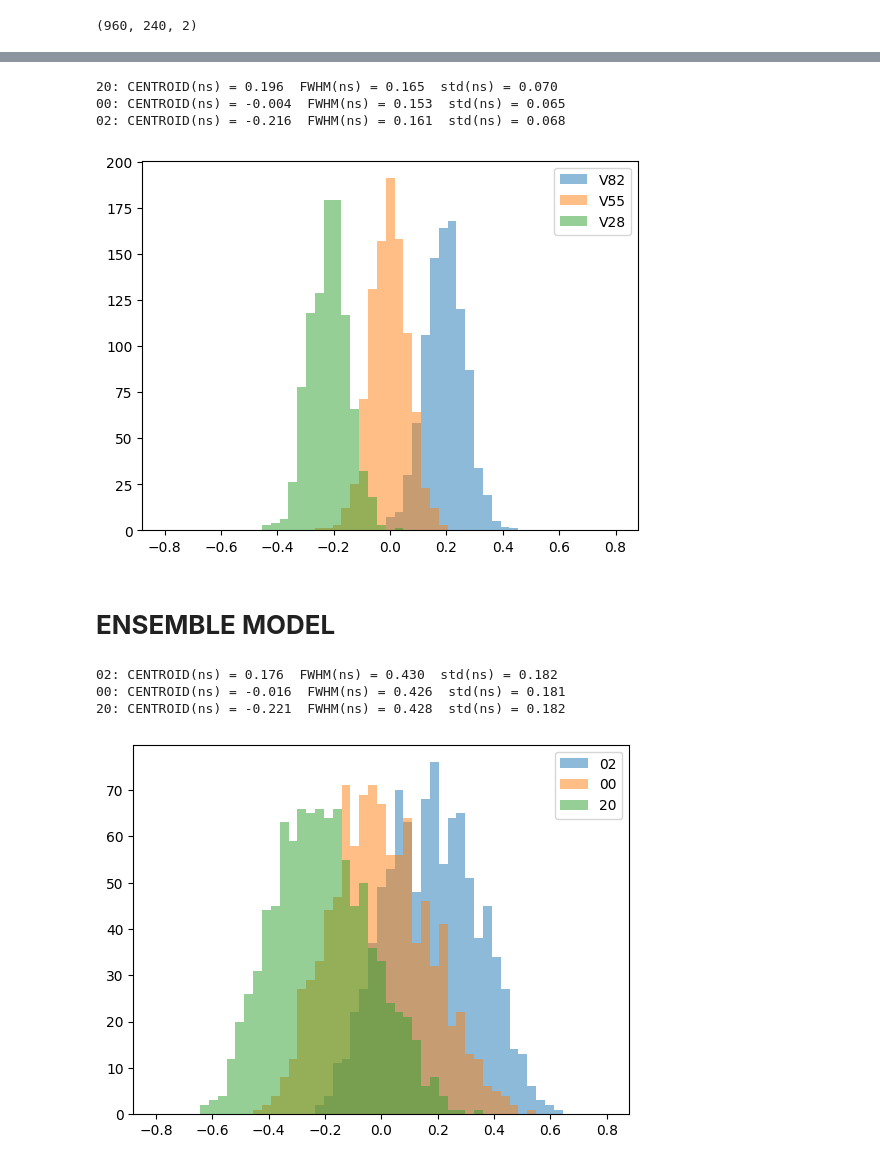
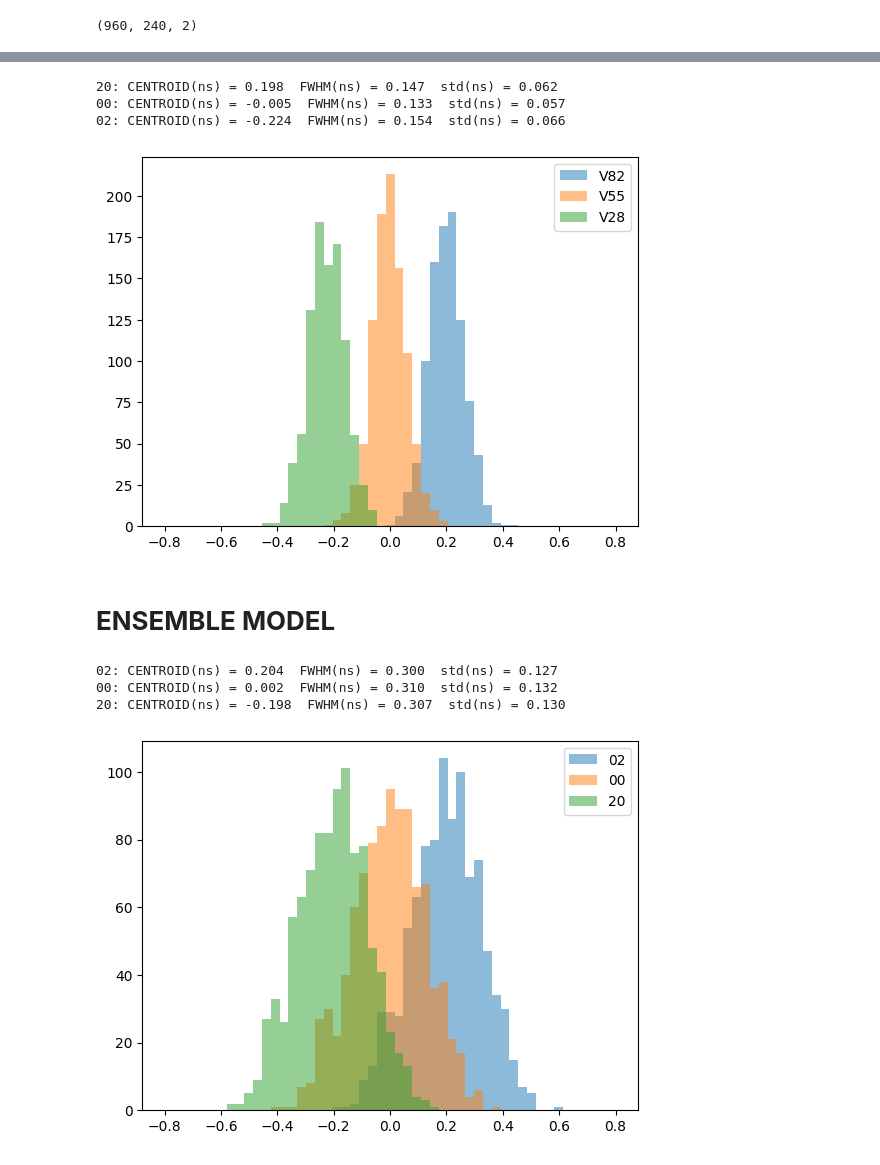
Before and after one commit to wjosefw/Signal-processing-with-Neural-networks, a Jupyter notebook: DEEP_TIMING_DATOS_PRACTICA_MASTER_Co60.ipynb, the cells around one changed output, grey strips where cells are left out. Cells and saved outputs as stored; diff of their text form; code cells hidden in the pictures.

```diff
--- a/DEEP_TIMING_DATOS_PRACTICA_MASTER_Co60.ipynb
+++ b/DEEP_TIMING_DATOS_PRACTICA_MASTER_Co60.ipynb
@@ -273,4 +262,7 @@ trainX_dec1, REF_train_dec1 = delay_pulse_pair(Input_dec1, new_time_step, t_shif
 # %%
+#-------------------------------- Create train set --------------------------------------------
+trainX_dec1, REF_train_dec1 = create_and_delay_pulse_pair(moved_pulses_dec1, new_time_step, delay_steps = 20, NOISE = True)
+
 #-------------------------------------------------------------- Calculate moments ---------------------------------------------------
 M_Train_dec1 = momentos(trainX_dec1)
 
@@ -392,14 +338,14 @@ TOFN_20_list = []
 
 for i in range(num_semillas):
 
-  model_dec0 = model_definition(NM)
-  model_dec1 = model_definition(NM)
+  model_dec0 = model_definition(NM = 12, NN = 64, STD_INIT = 1)
+  model_dec1 = model_definition(NM = 12, NN = 64, STD_INIT = 1)
 
-  opt_dec0 = tf.keras.optimizers.AdamW(learning_rate=5e-3)
-  opt_dec1 = tf.keras.optimizers.AdamW(learning_rate=5e-3)
+  opt_dec0 = tf.keras.optimizers.AdamW(learning_rate = 5e-3)
+  opt_dec1 = tf.keras.optimizers.AdamW(learning_rate = 5e-3)
 
-  model_dec0.compile(optimizer=opt_dec0,loss='MSE')
-  model_dec1.compile(optimizer=opt_dec1,loss='MSE')
+  model_dec0.compile(optimizer = opt_dec0,loss = 'MSE')
+  model_dec1.compile(optimizer = opt_dec1,loss = 'MSE')
 
   squared_sum = []
   MEC = []
@@ -540,5 +504,5 @@ plt.legend()
 # %%
-epoch = 69
+epoch = 22
 #------------------------------------------- Histogram and gaussian fit -----------------------------------------------
 nbins=51
 histogN_20, binsN, patchesN  = plt.hist(TOFN_20_array[index,epoch,:] - np.mean(TOFN_00_array[index,epoch,:]),bins=nbins,range=[-0.8,0.8],alpha = 0.5,label='V82');
@@ -565,9 +529,9 @@ print("20: CENTROID(ns) = %.3f  FWHM(ns) = %.3f  std(ns) = %.3f" % (x0N_20, FWHM
 print("00: CENTROID(ns) = %.3f  FWHM(ns) = %.3f  std(ns) = %.3f" % (x0N, FWHMN, sigmaN))
 print("02: CENTROID(ns) = %.3f  FWHM(ns) = %.3f  std(ns) = %.3f" % (x0N_02, FWHMN_02, sigmaN_02))
 # %% [output]
-20: CENTROID(ns) = 0.196  FWHM(ns) = 0.165  std(ns) = 0.070
-00: CENTROID(ns) = -0.004  FWHM(ns) = 0.153  std(ns) = 0.065
-02: CENTROID(ns) = -0.216  FWHM(ns) = 0.161  std(ns) = 0.068
+20: CENTROID(ns) = 0.198  FWHM(ns) = 0.147  std(ns) = 0.062
+00: CENTROID(ns) = -0.005  FWHM(ns) = 0.133  std(ns) = 0.057
+02: CENTROID(ns) = -0.224  FWHM(ns) = 0.154  std(ns) = 0.066
-[figure, old version]
+[figure, new version]
 # %% [markdown]
 # **ENSEMBLE MODEL**
@@ -579,31 +538,36 @@ mean_20 = np.squeeze(np.mean(TOFN_20_array, axis=0))[epoch,:]
+# %%
+#---------------------------- Get the weighted mean by the accuracy of their bias result ------------------------------------------
+weighted_mean_20 = np.average(np.squeeze(TOFN_20_array[:,epoch,:]), weights=(1/bias[:,epoch]), axis=0)
+weighted_mean_00 = np.average(np.squeeze(TOFN_00_array[:,epoch,:]), weights=(1/bias[:,epoch]), axis=0)
+weighted_mean_02 = np.average(np.squeeze(TOFN_02_array[:,epoch,:]), weights=(1/bias[:,epoch]), axis=0)
 # %%
 #------------------------------------------- Histogram and gaussian fit -----------------------------------------------
 nbins=51
-histogN_02, binsN, patchesN  = plt.hist(mean_20 - np.mean(mean_00),bins=nbins,range=[-0.8,0.8],alpha = 0.5,label='02');
+histogN_02, binsN, patchesN  = plt.hist(weighted_mean_20 - np.mean(weighted_mean_00),bins=nbins,range=[-0.8,0.8],alpha = 0.5,label='02');
 cbinsN = 0.5*(binsN[1:]+binsN[0:-1])
 HN, AN, x0N_02, sigmaN_02 = gauss_fit(cbinsN, histogN_02)
 
-histogN, binsN, patchesN  = plt.hist(mean_00 - np.mean(mean_00),bins=nbins,range=[-0.8,0.8],alpha = 0.5,label='00');
+histogN, binsN, patchesN  = plt.hist(weighted_mean_00 - np.mean(weighted_mean_00),bins=nbins,range=[-0.8,0.8],alpha = 0.5,label='00');
 cbinsN = 0.5*(binsN[1:]+binsN[0:-1])
 HN, AN, x0N, sigmaN = gauss_fit(cbinsN, histogN)
 
-histogN_20, binsN, patchesN  = plt.hist(mean_02 - np.mean(mean_00),bins=nbins,range=[-0.8,0.8],alpha = 0.5,label='20');
+histogN_20, binsN, patchesN  = plt.hist(weighted_mean_02 - np.mean(weighted_mean_00),bins=nbins,range=[-0.8,0.8],alpha = 0.5,label='20');
 cbinsN = 0.5*(binsN[1:]+binsN[0:-1])
 HN, AN, x0N_20, sigmaN_20 = gauss_fit(cbinsN, histogN_20)
 plt.legend()
 
 
 FWHMN_02 = 2.35482 * sigmaN_02
 FWHMN = 2.35482 * sigmaN
 FWHMN_20 = 2.35482 * sigmaN_20
 
 
 print('')
 print("02: CENTROID(ns) = %.3f  FWHM(ns) = %.3f  std(ns) = %.3f" % (x0N_02, FWHMN_02, sigmaN_02))
 print("00: CENTROID(ns) = %.3f  FWHM(ns) = %.3f  std(ns) = %.3f" % (x0N, FWHMN, sigmaN))
 print("20: CENTROID(ns) = %.3f  FWHM(ns) = %.3f  std(ns) = %.3f" % (x0N_20, FWHMN_20, sigmaN_20))
 # %% [output]
-02: CENTROID(ns) = 0.176  FWHM(ns) = 0.430  std(ns) = 0.182
-00: CENTROID(ns) = -0.016  FWHM(ns) = 0.426  std(ns) = 0.181
-20: CENTROID(ns) = -0.221  FWHM(ns) = 0.428  std(ns) = 0.182
+02: CENTROID(ns) = 0.204  FWHM(ns) = 0.300  std(ns) = 0.127
+00: CENTROID(ns) = 0.002  FWHM(ns) = 0.310  std(ns) = 0.132
+20: CENTROID(ns) = -0.198  FWHM(ns) = 0.307  std(ns) = 0.130
-[figure, old version]
+[figure, new version]
```
Also changed, not shown: parts of 13 cells of this notebook.
